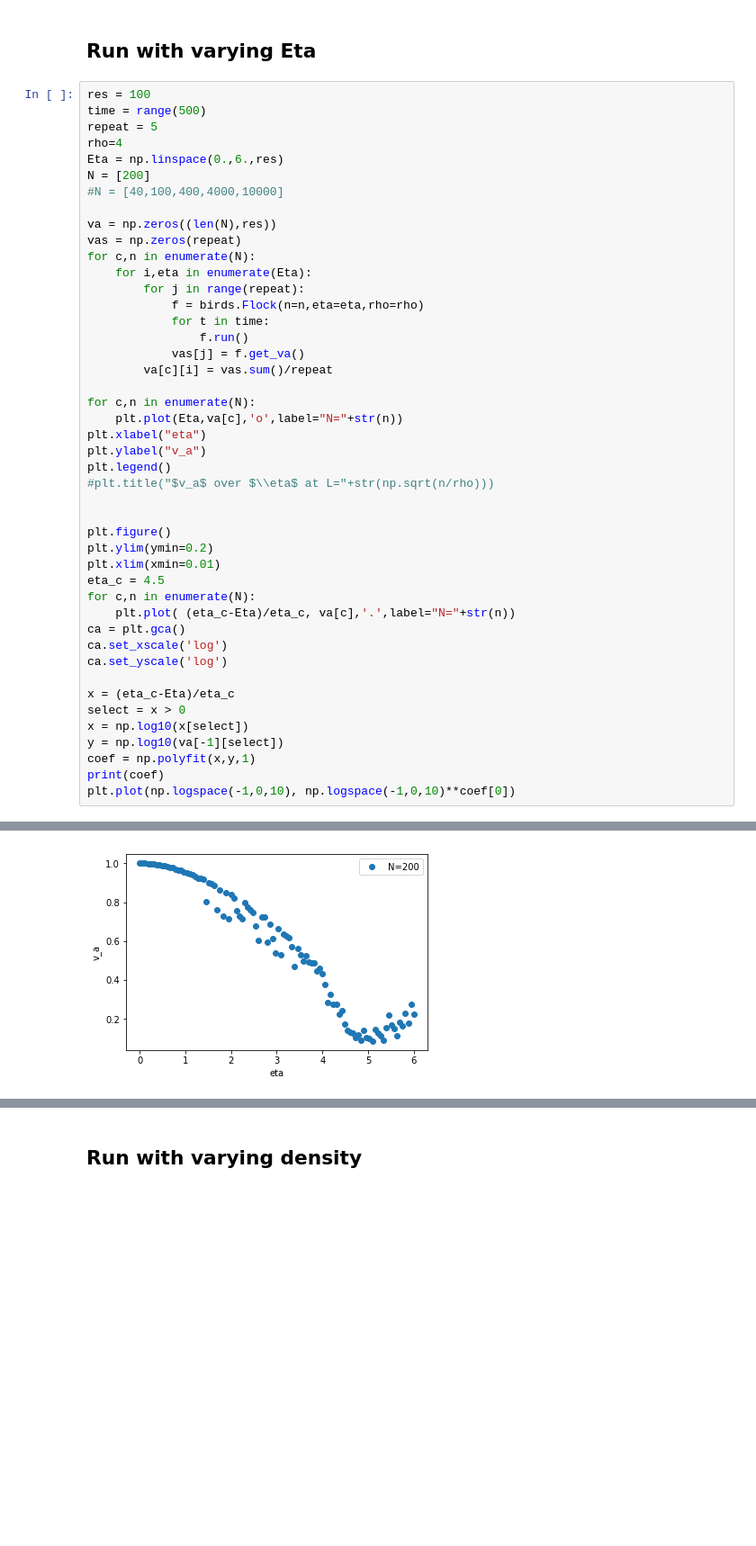
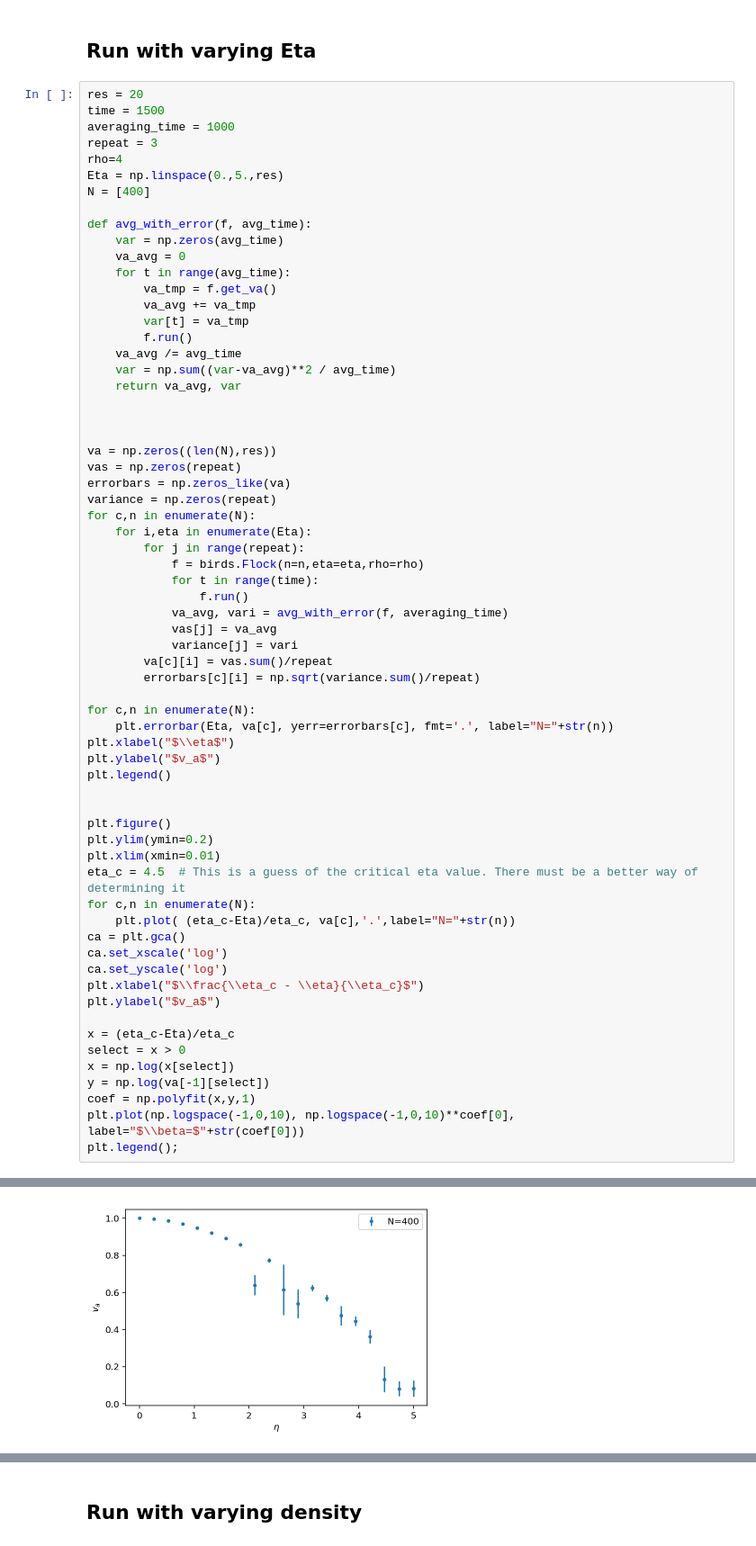
Before and after one commit to mismosmi/idea2birds, a Jupyter notebook: src/evaluate.ipynb, the cells around one changed output, grey strips where cells are left out. Shown at 90% size. Drawn from its saved outputs; the diff is of its cells as text; blank space fills up the shorter version.

```diff
--- a/src/evaluate.ipynb
+++ b/src/evaluate.ipynb
@@ -39,48 +41,68 @@ HTML(animation.to_html5_video())
 # %% [markdown]
 ## Run with varying Eta
 # %%
-res = 100
-time = range(500)
-repeat = 5
+res = 20
+time = 1500
+averaging_time = 1000
+repeat = 3
 rho=4
-Eta = np.linspace(0.,6.,res)
-N = [200]
-#N = [40,100,400,4000,10000]
+Eta = np.linspace(0.,5.,res)
+N = [400]
+
+def avg_with_error(f, avg_time):
+    var = np.zeros(avg_time)
+    va_avg = 0
+    for t in range(avg_time):
+        va_tmp = f.get_va()
+        va_avg += va_tmp
+        var[t] = va_tmp
+        f.run()
+    va_avg /= avg_time
+    var = np.sum((var-va_avg)**2 / avg_time)
+    return va_avg, var
+
+
 
 va = np.zeros((len(N),res))
 vas = np.zeros(repeat)
+errorbars = np.zeros_like(va)
+variance = np.zeros(repeat)
 for c,n in enumerate(N):
     for i,eta in enumerate(Eta):
         for j in range(repeat):
             f = birds.Flock(n=n,eta=eta,rho=rho)
-            for t in time:
+            for t in range(time):
                 f.run()
-            vas[j] = f.get_va()
+            va_avg, vari = avg_with_error(f, averaging_time)
+            vas[j] = va_avg
+            variance[j] = vari
         va[c][i] = vas.sum()/repeat
+        errorbars[c][i] = np.sqrt(variance.sum()/repeat)
 
 for c,n in enumerate(N):
-    plt.plot(Eta,va[c],'o',label="N="+str(n))
-plt.xlabel("eta")
-plt.ylabel("v_a")
+    plt.errorbar(Eta, va[c], yerr=errorbars[c], fmt='.', label="N="+str(n))
+plt.xlabel("$\\eta$")
+plt.ylabel("$v_a$")
 plt.legend()
-#plt.title("$v_a$ over $\\eta$ at L="+str(np.sqrt(n/rho)))
 
 
 plt.figure()
 plt.ylim(ymin=0.2)
 plt.xlim(xmin=0.01)
-eta_c = 4.5
+eta_c = 4.5  # This is a guess of the critical eta value. There must be a better way of determining it
 for c,n in enumerate(N):
     plt.plot( (eta_c-Eta)/eta_c, va[c],'.',label="N="+str(n))
 ca = plt.gca()
 ca.set_xscale('log')
 ca.set_yscale('log')
+plt.xlabel("$\\frac{\\eta_c - \\eta}{\\eta_c}$")
+plt.ylabel("$v_a$")
 
 x = (eta_c-Eta)/eta_c
 select = x > 0
-x = np.log10(x[select])
-y = np.log10(va[-1][select])
+x = np.log(x[select])
+y = np.log(va[-1][select])
 coef = np.polyfit(x,y,1)
-print(coef)
-plt.plot(np.logspace(-1,0,10), np.logspace(-1,0,10)**coef[0])
+plt.plot(np.logspace(-1,0,10), np.logspace(-1,0,10)**coef[0], label="$\\beta=$"+str(coef[0]))
+plt.legend();
 # %% [output]
@@ -89 +109 @@ plt.plot(np.logspace(-1,0,10), np.logspace(-1,0,10)**coef[0])
-[figure, old version]
+[figure, new version]
```
Also changed, not shown: parts of 5 cells of this notebook.
